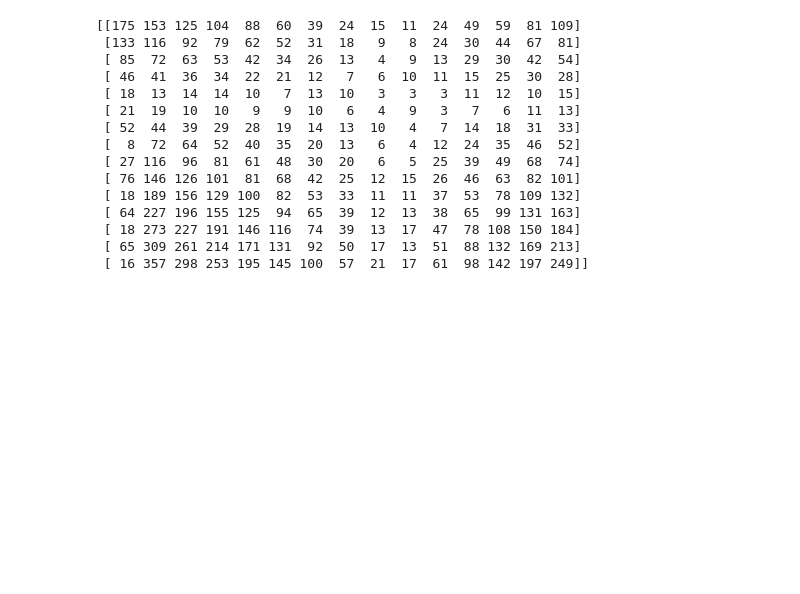
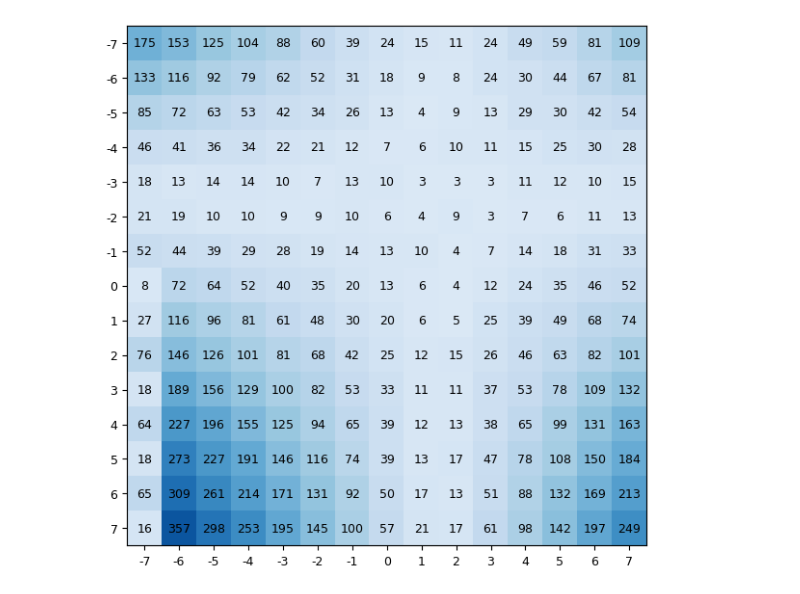
Before and after one commit to thejoggeli/mse_algorithms, a Jupyter notebook: optimiz/local.ipynb, the cells around one changed output. Saved outputs shown, nothing was run; the diff lists cells and outputs as text; code cells hidden in the pictures; blank space fills up the shorter version.

```diff
--- a/optimiz/local.ipynb
+++ b/optimiz/local.ipynb
@@ -4,37 +9,30 @@ import numpy as np
 # %%
 txt = """
     175 153 125 104 88 60 39 24 15 11 24 49 59 81 109
     133 116 92 79 62 52 31 18 9 8 24 30 44 67 81
     85 72 63 53 42 34 26 13 4 9 13 29 30 42 54
     46 41 36 34 22 21 12 7 6 10 11 15 25 30 28
     18 13 14 14 10 7 13 10 3 3 3 11 12 10 15
     21 19 10 10 9 9 10 6 4 9 3 7 6 11 13
     52 44 39 29 28 19 14 13 10 4 7 14 18 31 33
     8 72 64 52 40 35 20 13 6 4 12 24 35 46 52
     27 116 96 81 61 48 30 20 6 5 25 39 49 68 74
     76 146 126 101 81 68 42 25 12 15 26 46 63 82 101
     18 189 156 129 100 82 53 33 11 11 37 53 78 109 132
     64 227 196 155 125 94 65 39 12 13 38 65 99 131 163
     18 273 227 191 146 116 74 39 13 17 47 78 108 150 184
     65 309 261 214 171 131 92 50 17 13 51 88 132 169 213
     16 357 298 253 195 145 100 57 21 17 61 98 142 197 249
 """
 
-space = AlgUtils.table_to_np(txt, np.int64)
-print(space)
+optimiz = OptimizGrid()
+optimiz.build_from_text(txt)
+optimiz.set_index_names(
+    x = np.arange(-7, 8),
+    y = np.arange(-7, 8),
+)
+
+plt.rcParams['figure.figsize'] = (7,7)
+optimiz.draw()
 # %% [output]
-[[175 153 125 104  88  60  39  24  15  11  24  49  59  81 109]
- [133 116  92  79  62  52  31  18   9   8  24  30  44  67  81]
- [ 85  72  63  53  42  34  26  13   4   9  13  29  30  42  54]
- [ 46  41  36  34  22  21  12   7   6  10  11  15  25  30  28]
- [ 18  13  14  14  10   7  13  10   3   3   3  11  12  10  15]
- [ 21  19  10  10   9   9  10   6   4   9   3   7   6  11  13]
- [ 52  44  39  29  28  19  14  13  10   4   7  14  18  31  33]
- [  8  72  64  52  40  35  20  13   6   4  12  24  35  46  52]
- [ 27 116  96  81  61  48  30  20   6   5  25  39  49  68  74]
- [ 76 146 126 101  81  68  42  25  12  15  26  46  63  82 101]
- [ 18 189 156 129 100  82  53  33  11  11  37  53  78 109 132]
- [ 64 227 196 155 125  94  65  39  12  13  38  65  99 131 163]
- [ 18 273 227 191 146 116  74  39  13  17  47  78 108 150 184]
- [ 65 309 261 214 171 131  92  50  17  13  51  88 132 169 213]
- [ 16 357 298 253 195 145 100  57  21  17  61  98 142 197 249]]
+[figure, added]
```
Also changed, not shown: parts of 5 cells of this notebook, 20 other files.
